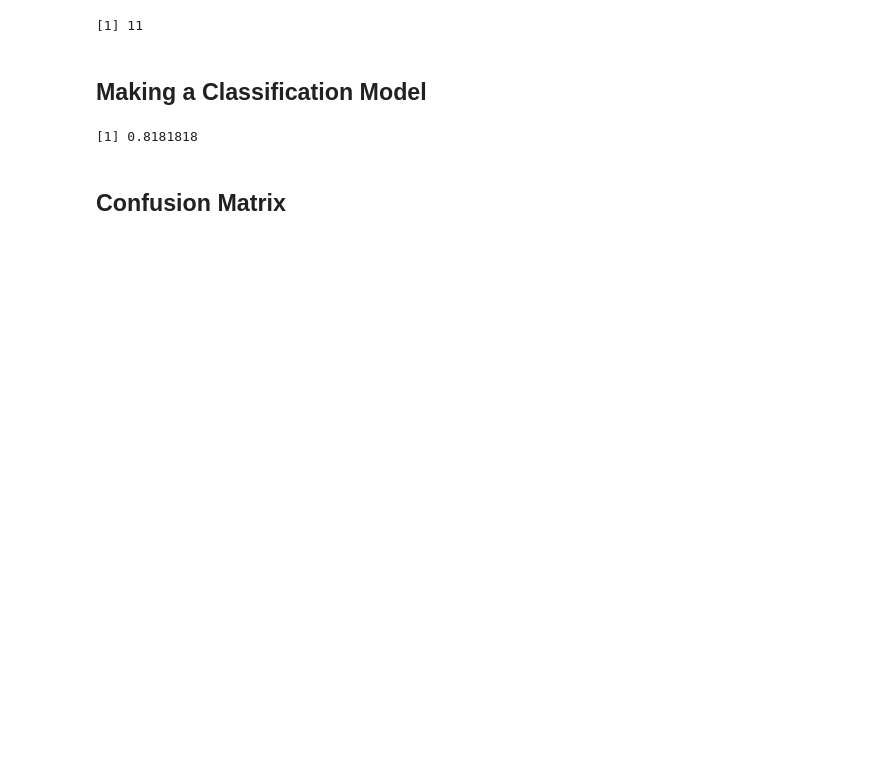
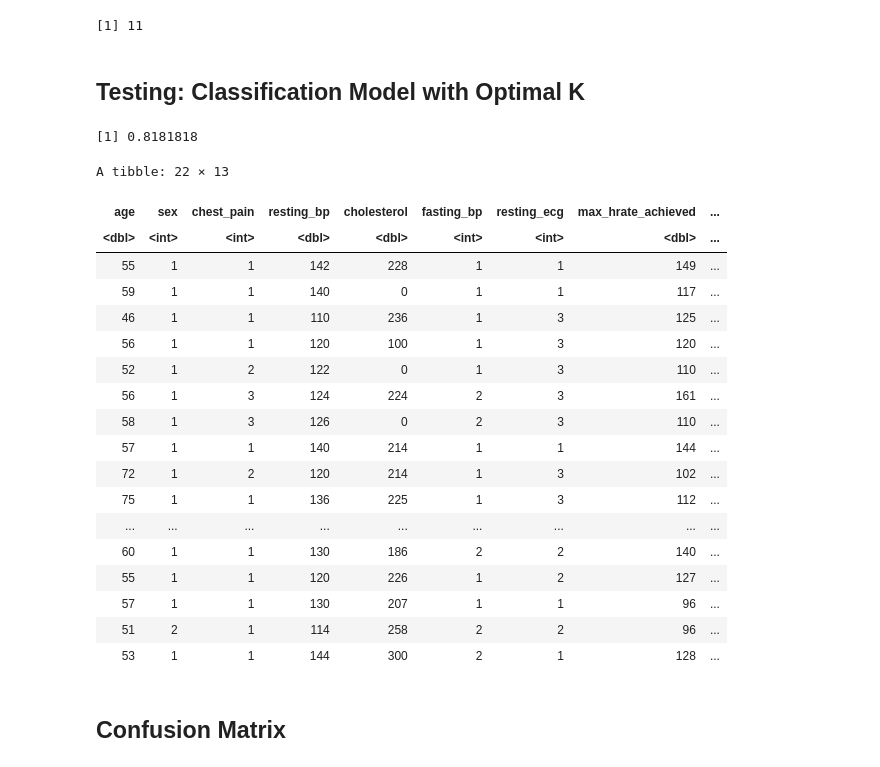
Before and after one commit to Majordingus2/group12-dsci-project, a Jupyter notebook: Group Proposal.ipynb, the cells around one changed output. Drawn from its saved outputs; the diff is of its cells as text; code cells hidden in the pictures; blank space fills up the shorter version.

```diff
--- a/Group Proposal.ipynb
+++ b/Group Proposal.ipynb
@@ -339,7 +323,7 @@ best_k_value
 # %% [output]
 [1] 11
 # %% [markdown]
-## Making a Classification Model
+## Testing: Classification Model with Optimal K
 # %%
 heart_spec <- nearest_neighbor(weight_func = "rectangular", neighbors = 11) |>
     set_engine("kknn") |>
@@ -369,6 +353,31 @@ accuracy <- validation_predicted |>
 accuracy
 # %% [output]
 [1] 0.8181818
+# %%
+# predicted_vs_actual <- validation_predicted |>
+#                         select(.pred_class, diagnosis)
+
+va_test
+# %% [output]
+A tibble: 22 × 13
+| age | sex | chest_pain | resting_bp | cholesterol | fasting_bp | resting_ecg | max_hrate_achieved | ... |
+| <dbl> | <int> | <int> | <dbl> | <dbl> | <int> | <int> | <dbl> | ... |
+| 55 | 1 | 1 | 142 | 228 | 1 | 1 | 149 | ... |
+| 59 | 1 | 1 | 140 | 0 | 1 | 1 | 117 | ... |
+| 46 | 1 | 1 | 110 | 236 | 1 | 3 | 125 | ... |
+| 56 | 1 | 1 | 120 | 100 | 1 | 3 | 120 | ... |
+| 52 | 1 | 2 | 122 | 0 | 1 | 3 | 110 | ... |
+| 56 | 1 | 3 | 124 | 224 | 2 | 3 | 161 | ... |
+| 58 | 1 | 3 | 126 | 0 | 2 | 3 | 110 | ... |
+| 57 | 1 | 1 | 140 | 214 | 1 | 1 | 144 | ... |
+| 72 | 1 | 2 | 120 | 214 | 1 | 3 | 102 | ... |
+| 75 | 1 | 1 | 136 | 225 | 1 | 3 | 112 | ... |
+| ... | ... | ... | ... | ... | ... | ... | ... | ... |
+| 60 | 1 | 1 | 130 | 186 | 2 | 2 | 140 | ... |
+| 55 | 1 | 1 | 120 | 226 | 1 | 2 | 127 | ... |
+| 57 | 1 | 1 | 130 | 207 | 1 | 1 | 96 | ... |
+| 51 | 2 | 1 | 114 | 258 | 2 | 2 | 96 | ... |
+| 53 | 1 | 1 | 144 | 300 | 2 | 1 | 128 | ... |
 # %% [markdown]
 ## Confusion Matrix
 # %%
```
Also changed, not shown: parts of 13 cells of this notebook.
